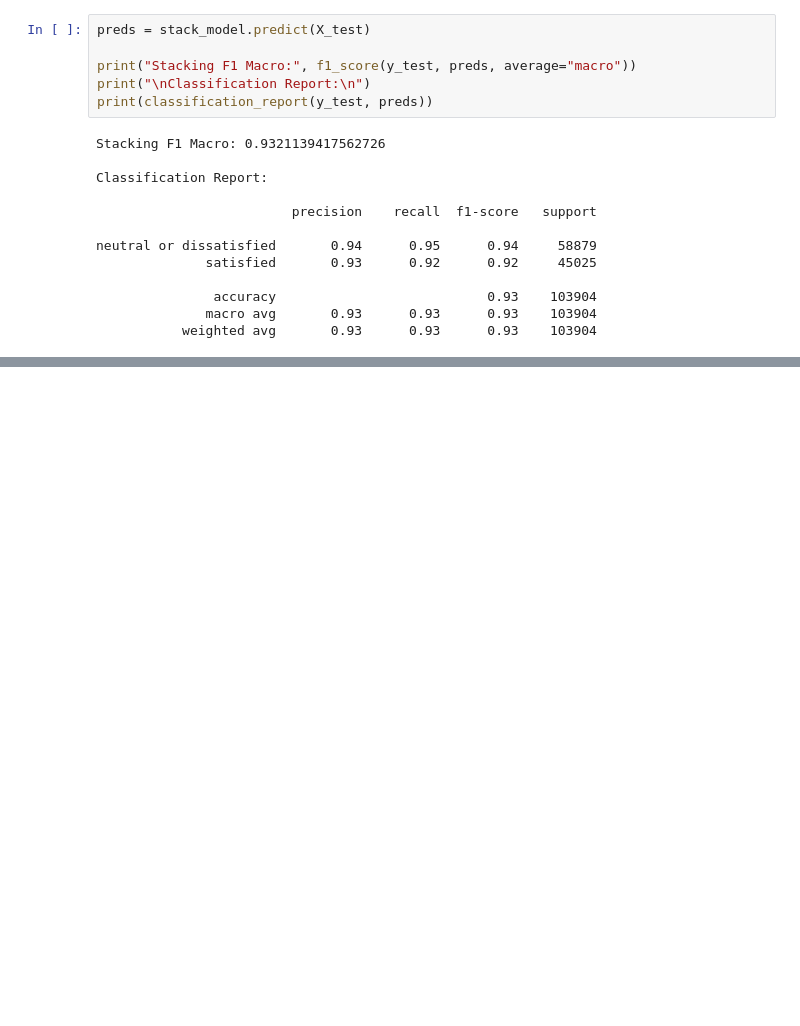
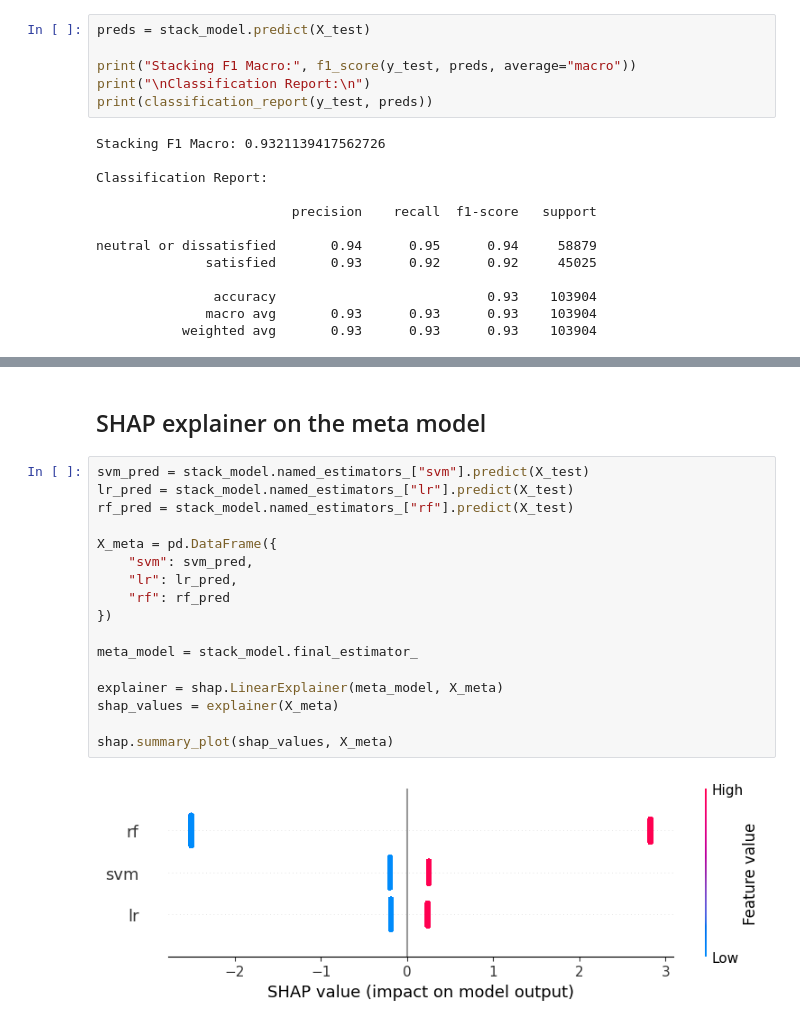
Before and after one commit to IuliaBunescu/airline-satisfaction-classification, a Jupyter notebook: notebooks/stacking-julia.ipynb, the cells around one changed output, grey strips where cells are left out. Drawn from its saved outputs; the diff is of its cells as text; blank space fills up the shorter version.

Commit message:
Added some visualizations on model contribution/feature importance.

```diff
--- a/notebooks/stacking-julia.ipynb
+++ b/notebooks/stacking-julia.ipynb
@@ -199,0 +201,21 @@ neutral or dissatisfied       0.94      0.95      0.94     58879
+# %% [markdown]
+## SHAP explainer on the meta model
+# %%
+svm_pred = stack_model.named_estimators_["svm"].predict(X_test)
+lr_pred = stack_model.named_estimators_["lr"].predict(X_test)
+rf_pred = stack_model.named_estimators_["rf"].predict(X_test)
+
+X_meta = pd.DataFrame({
+    "svm": svm_pred,
+    "lr": lr_pred,
+    "rf": rf_pred
+})
+
+meta_model = stack_model.final_estimator_
+
+explainer = shap.LinearExplainer(meta_model, X_meta)
+shap_values = explainer(X_meta)
+
+shap.summary_plot(shap_values, X_meta)
+# %% [output]
+[figure, added]
```
Also changed, not shown: parts of 5 cells of this notebook.
